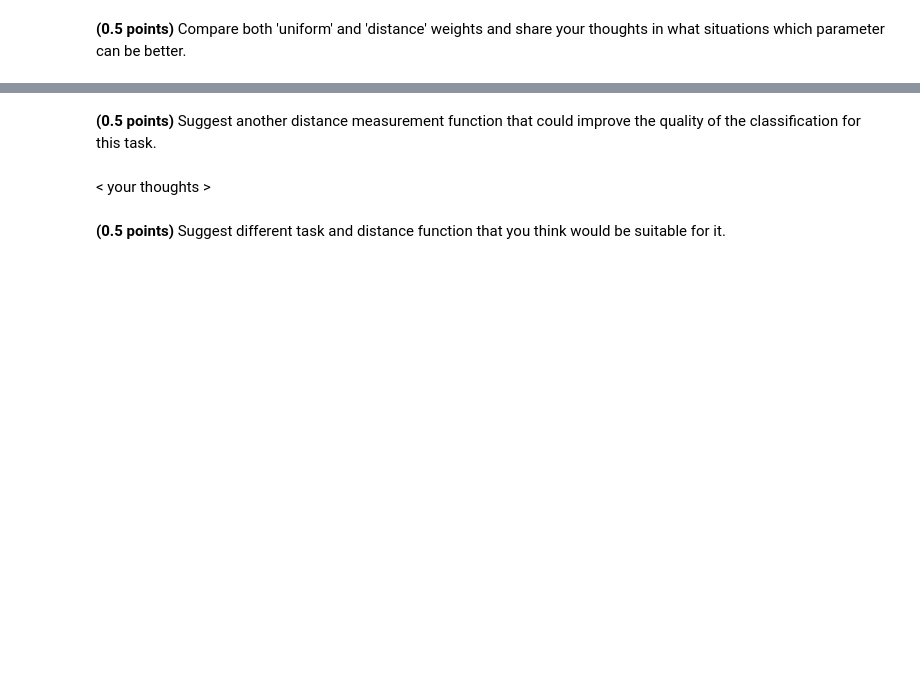
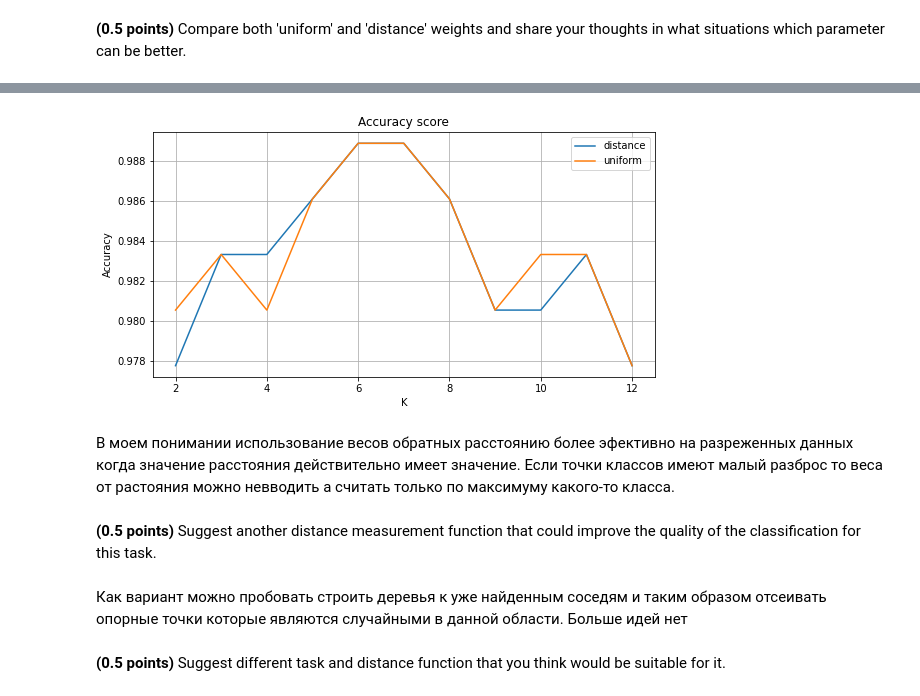
Before and after one commit to slobby/ml_task5, a Jupyter notebook: hw_classification.ipynb, the cells around one changed output, grey strips where cells are left out. Cells and saved outputs as stored; diff of their text form; code cells hidden in the pictures; blank space fills up the shorter version.

```diff
--- a/hw_classification.ipynb
+++ b/hw_classification.ipynb
@@ -540,6 +522,35 @@ assert test_acc > 0.98
+# %%
+
+def plot_accuracy_score_w(k_arr, xlabel='K', ylabel='Accuracy', title='Accuracy score'):
+    plt.figure(figsize=(9, 4.5))
+    accuracy_score_arr_distance = []
+    for i in k_arr:
+        model_ = CustomKNeighborsClassifier(n_neighbors=i, weights='distance')
+        model_.fit(X_train, y_train)
+        accuracy_score_arr_distance.append(metrics.accuracy_score(y_pred=model_.predict(X_test), y_true=y_test))
+    plt.plot(k_arr,accuracy_score_arr_distance, label=f'distance')
+
+    accuracy_score_arr_uniform = []
+    for i in k_arr:
+        model_ = CustomKNeighborsClassifier(n_neighbors=i)
+        model_.fit(X_train, y_train)
+        accuracy_score_arr_uniform.append(metrics.accuracy_score(y_pred=model_.predict(X_test), y_true=y_test))
+    plt.plot(k_arr,accuracy_score_arr_uniform, label=f'uniform')
+    plt.title(title)
+    plt.xlabel(xlabel)
+    plt.ylabel(ylabel)
+    plt.grid(True)
+    plt.legend(loc='upper right')
+    plt.show()
+
+plot_accuracy_score_w(list(range(2, 13)))
+# %% [output]
+[figure, added]
+# %% [markdown]
+В моем понимании использование весов обратных расстоянию более эфективно на разреженных данных когда значение расстояния действительно имеет значение. Если точки классов имеют малый разброс то веса от растояния можно невводить а считать только по максимуму какого-то класса.
 # %% [markdown]
 **(0.5 points)** Suggest another distance measurement function that could improve the quality of the classification for this task.
-# %% [markdown]
-< your thoughts >
+# %% [markdown]
+Как вариант можно пробовать строить деревья к уже найденным соседям и таким образом отсеивать опорные точки которые являются случайными в данной области. Больше идей нет
 # %% [markdown]
 **(0.5 points)** Suggest different task and distance function that you think would be suitable for it.
```
Also changed, not shown: parts of 38 cells of this notebook.
